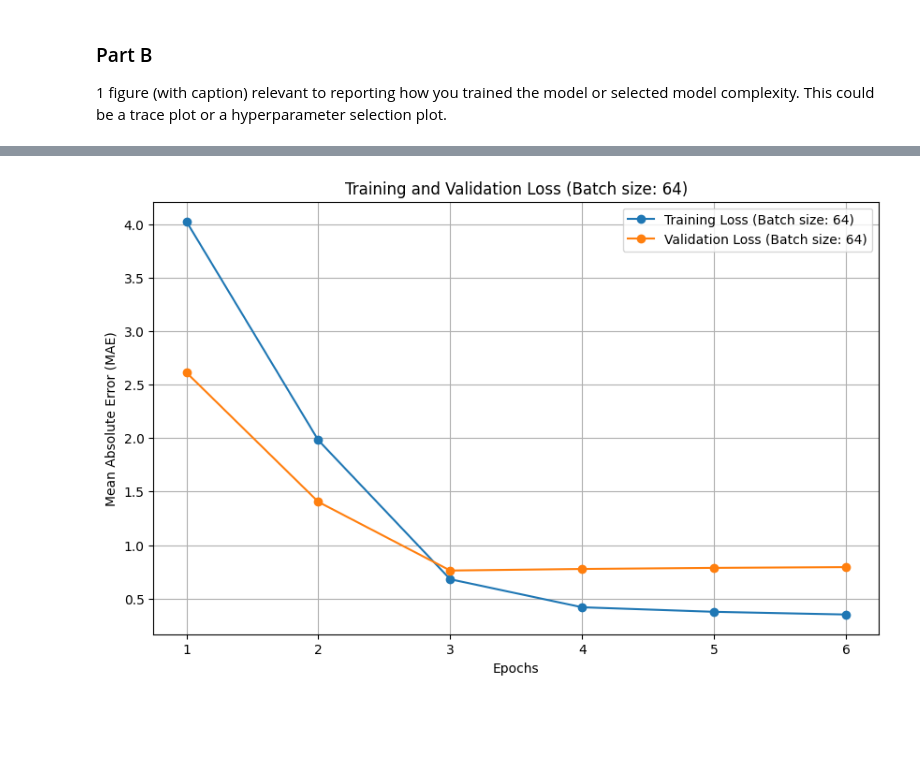
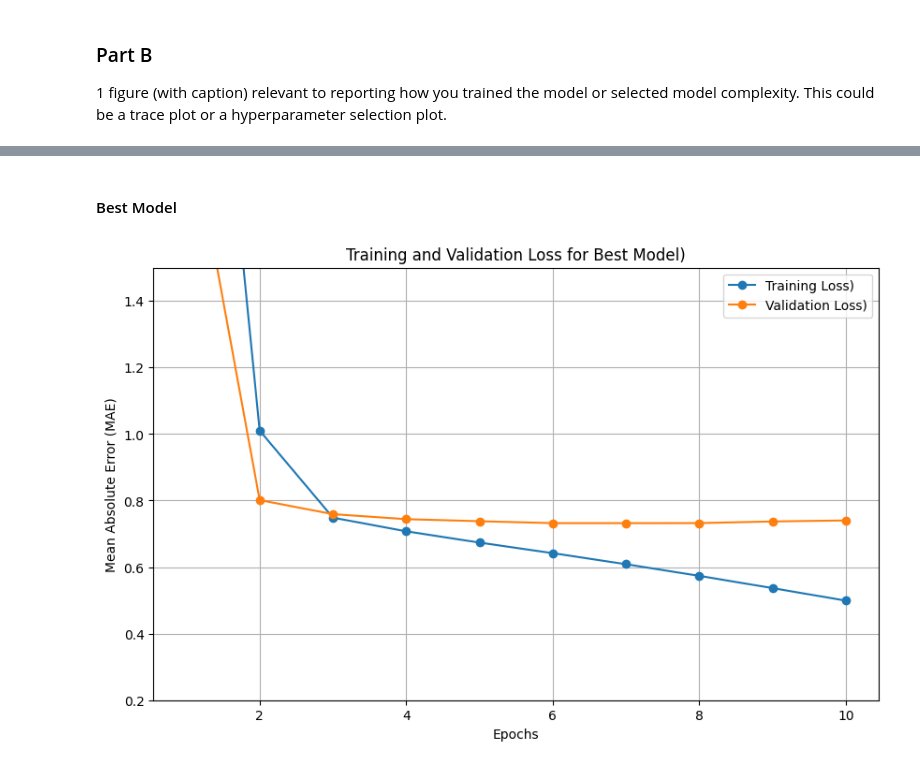
Before and after one commit to JordanPauzie/Movie-Recommendation-Model, a Jupyter notebook: Problem2Model.ipynb, the cells around one changed output, grey strips where cells are left out. Cells and saved outputs as stored; diff of their text form; code cells hidden in the pictures; blank space fills up the shorter version.

```diff
--- a/Problem2Model.ipynb
+++ b/Problem2Model.ipynb
@@ -173,0 +415,11 @@ Predictions for user 772, ordered by closest rating difference:
+# %%
+sorted_items = sorted(results.items(), key=lambda x: x[1])
+
+best_parameters = sorted_items[0][0]
+n = len(sorted_items) // 2
+mid_parameters = sorted_items[n][0]
+worst_parameters = sorted_items[-1][0]
+
+print(best_parameters, sorted_items[0][1])
+print(mid_parameters, sorted_items[n][1])
+print(worst_parameters, sorted_items[-1][1])
@@ -173,0 +438,3 @@ Predictions for user 772, ordered by closest rating difference:
+# %%
+emb_dim, lr, batch_size, act, epoch = worst_parameters
+worst_model, worst_val_mae = build_and_train_model(num_users, num_movies, emb_dim, lr, batch_size, epoch, patience, act)
@@ -174,3 +490,7 @@ Predictions for user 772, ordered by closest rating difference:
+# %%
+best_model, val_mae, best_history = build_model(num_users, num_movies, 128, 0.001, 256, 50, 3, 'linear')
+mid_model, val_mae, mid_history = build_model(num_users, num_movies, 32, 0.001, 256, 10, 3, 'relu')
+worst_model, val_mae, worst_history = build_model(num_users, num_movies, 128, 0.05, 32, 10, 3, 'linear')
 # %% [markdown]
 ### Part B
 1 figure (with caption) relevant to reporting how you trained the model or selected model complexity. This could be a trace plot or a hyperparameter selection plot.
@@ -253,4 +496,0 @@ print(f"Lowest Validation MAE: {lowest_mae:.4f}")
-# %%
-print(results)
-with open("results.txt", "w") as f:
-    f.write(str(results))
@@ -324,22 +497,25 @@ ImportError: cannot import name '_fit_context' from 'sklearn.base' (/Users/brand
+# %% [markdown]
+#### Best Model
 # %%
 import matplotlib.pyplot as plt
 
 # Extract training and validation loss
-train_loss = history.history['loss']
-val_loss = history.history['val_loss']
+train_loss = best_history.history['loss']
+val_loss = best_history.history['val_loss']
 epochs = range(1, len(train_loss) + 1)
 # Define batch size
-batch_size = 64  # Replace with the actual batch size used during training
+batch_size = 256  # Replace with the actual batch size used during training
 
 # Plotting the trace
 plt.figure(figsize=(10, 6))
-plt.plot(epochs, train_loss, label=f'Training Loss (Batch size: {batch_size})', marker='o')
-plt.plot(epochs, val_loss, label=f'Validation Loss (Batch size: {batch_size})', marker='o')
-plt.title(f'Training and Validation Loss (Batch size: {batch_size})')
+plt.plot(epochs, train_loss, label=f'Training Loss)', marker='o')
+plt.plot(epochs, val_loss, label=f'Validation Loss)', marker='o')
+plt.title(f'Training and Validation Loss for Best Model)')
 plt.xlabel('Epochs')
 plt.ylabel('Mean Absolute Error (MAE)')
+plt.ylim(0.2, 1.5)
 plt.legend()
 plt.grid(True)
 plt.show()
 # %% [output]
-[figure, old version]
+[figure, new version]
```
Also changed, not shown: parts of 30 cells of this notebook, 1 other file.
